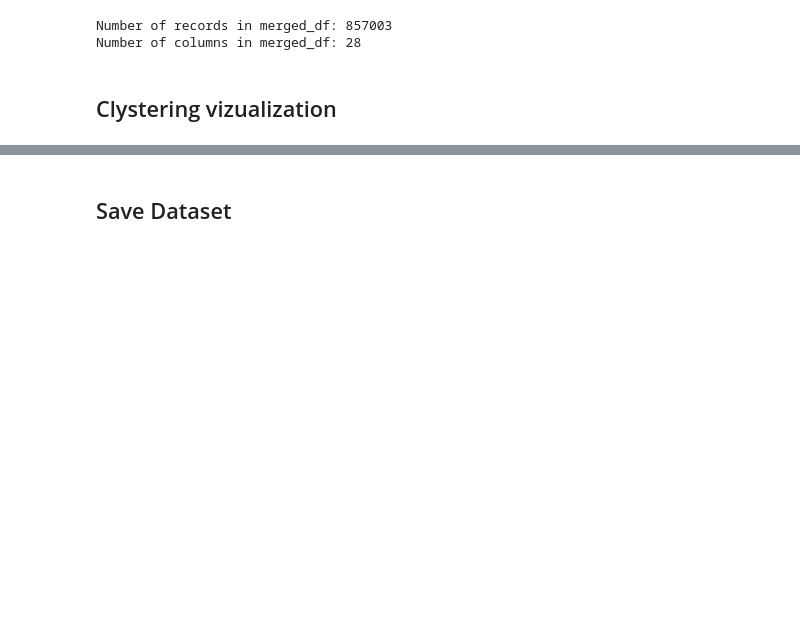
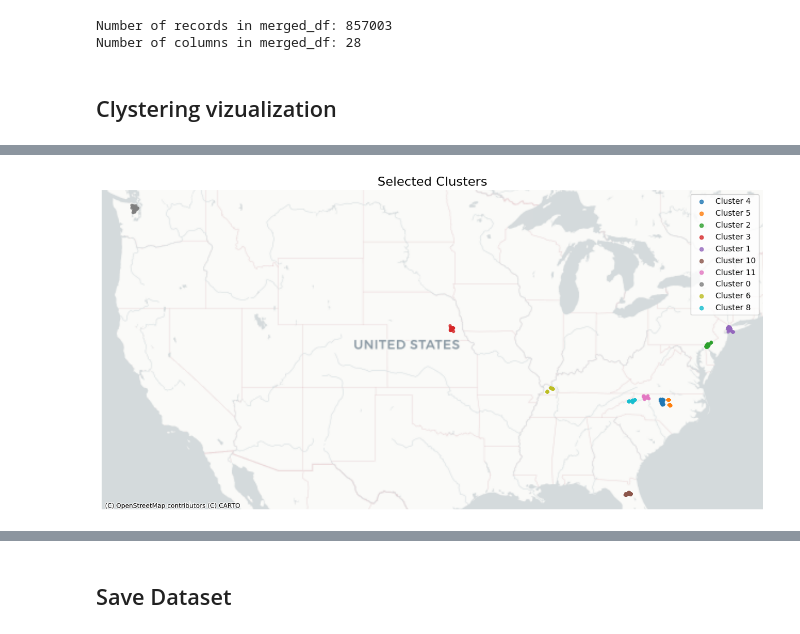
Before and after one commit to sagniksinha/CS8903_HAAG_Spatial_Camera_Trap_Summer2025, a Jupyter notebook: Clustering_final.ipynb, the cells around one changed output, grey strips where cells are left out. Cells and saved outputs as stored; diff of their text form; code cells hidden in the pictures; blank space fills up the shorter version.

```diff
--- a/Clustering_final.ipynb
+++ b/Clustering_final.ipynb
@@ -300,3 +322,41 @@ plt.show()
+# %%
+# === Replace with your actual cluster IDs ===
+cluster_ids_to_plot = [4,	5,	2,	3,	1,	10,	11,	0,	6,	8]
+
+# Create GeoDataFrame if not already done
+geometry = [Point(xy) for xy in zip(deployments_df['Longitude'], deployments_df['Latitude'])]
+gdf = gpd.GeoDataFrame(deployments_df, geometry=geometry, crs="EPSG:4326")
+
+# Convert to Web Mercator (for basemap compatibility)
+gdf = gdf.to_crs(epsg=3857)
+
+# Filter only selected clusters
+gdf_subset = gdf[gdf['Cluster_Agglo'].isin(cluster_ids_to_plot)]
+
+# Set up plot
+fig, ax = plt.subplots(figsize=(12, 10))
+
+# Define color map
+cmap = cm.get_cmap('tab10', len(cluster_ids_to_plot))
+
+# Plot each cluster with unique color
+for i, cluster_id in enumerate(cluster_ids_to_plot):
+    cluster_data = gdf_subset[gdf_subset['Cluster_Agglo'] == cluster_id]
+    cluster_data.plot(ax=ax, markersize=10, color=cmap(i), label=f'Cluster {cluster_id}', alpha=0.8)
+
+# Add basemap
+ctx.add_basemap(ax, source=ctx.providers.CartoDB.Positron)
+
+# Styling
+ax.set_title("Selected Clusters", fontsize=16)
+ax.legend(markerscale=1.5, fontsize=10)
+ax.set_axis_off()
+
+plt.tight_layout()
+plt.savefig(r"C:\Users\sagni\Documents\Personal Files\Research\doi_10_5061_dryad_k0p2ngfhn__v20250410\plots\Agglo_cluster_top10_max_dist.png", dpi=600, bbox_inches='tight')
+plt.show()
+# %% [output]
+[figure, added]
 # %%
 #Cluster metrics
 def cluster_distance_stats_df(
```
Also changed, not shown: parts of 9 cells of this notebook, 1 other file.
